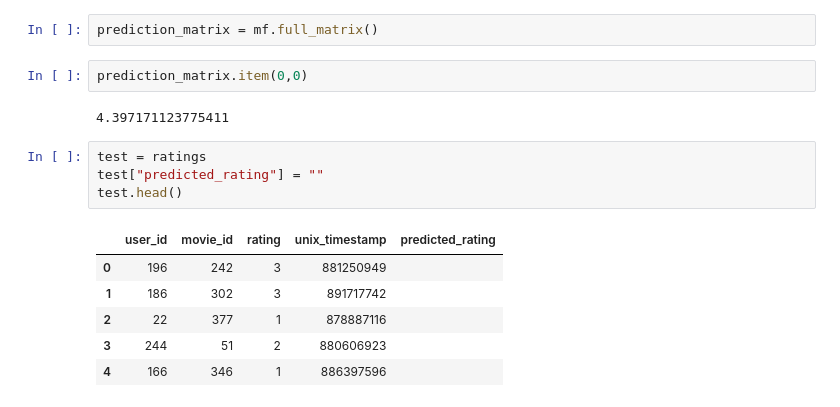
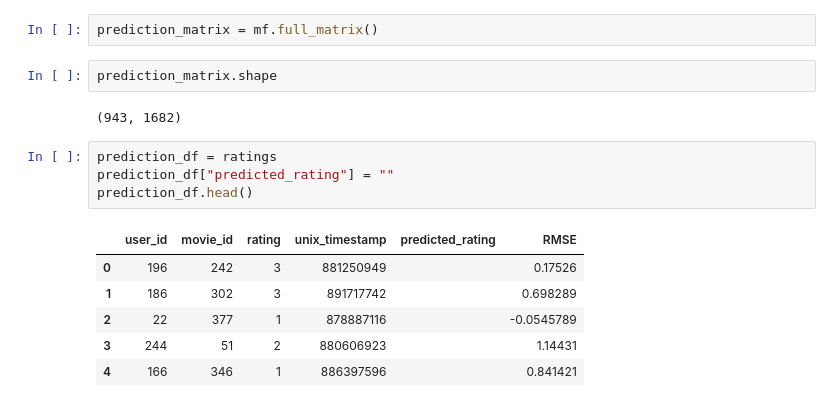
Before and after one commit to mkung8889/movie_app, a Jupyter notebook: matrix_factorization/matrix_factorization.ipynb, the cells around one changed output. Saved outputs shown, nothing was run; the diff lists cells and outputs as text.

```diff
--- a/matrix_factorization/matrix_factorization.ipynb
+++ b/matrix_factorization/matrix_factorization.ipynb
@@ -254,20 +254,20 @@ TODO: having done the predicitons for the missing ratings we ought to backfill t
 TODO: We have created our recommendation engine. Next we have to evaluate our recommendation engine
 # %%
 prediction_matrix = mf.full_matrix()
-# %%
-prediction_matrix.item(0,0)
-# %% [output]
-4.397171123775411
+# %%
+prediction_matrix.shape
+# %% [output]
+(943, 1682)
 # %%
-test = ratings
-test["predicted_rating"] = ""
-test.head()
+prediction_df = ratings
+prediction_df["predicted_rating"] = ""
+prediction_df.head()
 # %% [output]
-|  | user_id | movie_id | rating | unix_timestamp | predicted_rating |
-| 0 | 196 | 242 | 3 | 881250949 |  |
-| 1 | 186 | 302 | 3 | 891717742 |  |
-| 2 | 22 | 377 | 1 | 878887116 |  |
-| 3 | 244 | 51 | 2 | 880606923 |  |
-| 4 | 166 | 346 | 1 | 886397596 |  |
+|  | user_id | movie_id | rating | unix_timestamp | predicted_rating | RMSE |
+| 0 | 196 | 242 | 3 | 881250949 |  | 0.17526 |
+| 1 | 186 | 302 | 3 | 891717742 |  | 0.698289 |
+| 2 | 22 | 377 | 1 | 878887116 |  | -0.0545789 |
+| 3 | 244 | 51 | 2 | 880606923 |  | 1.14431 |
+| 4 | 166 | 346 | 1 | 886397596 |  | 0.841421 |
 # %%
 for i in range(len(ratings)):
```
Also changed, not shown: parts of 7 cells of this notebook.
